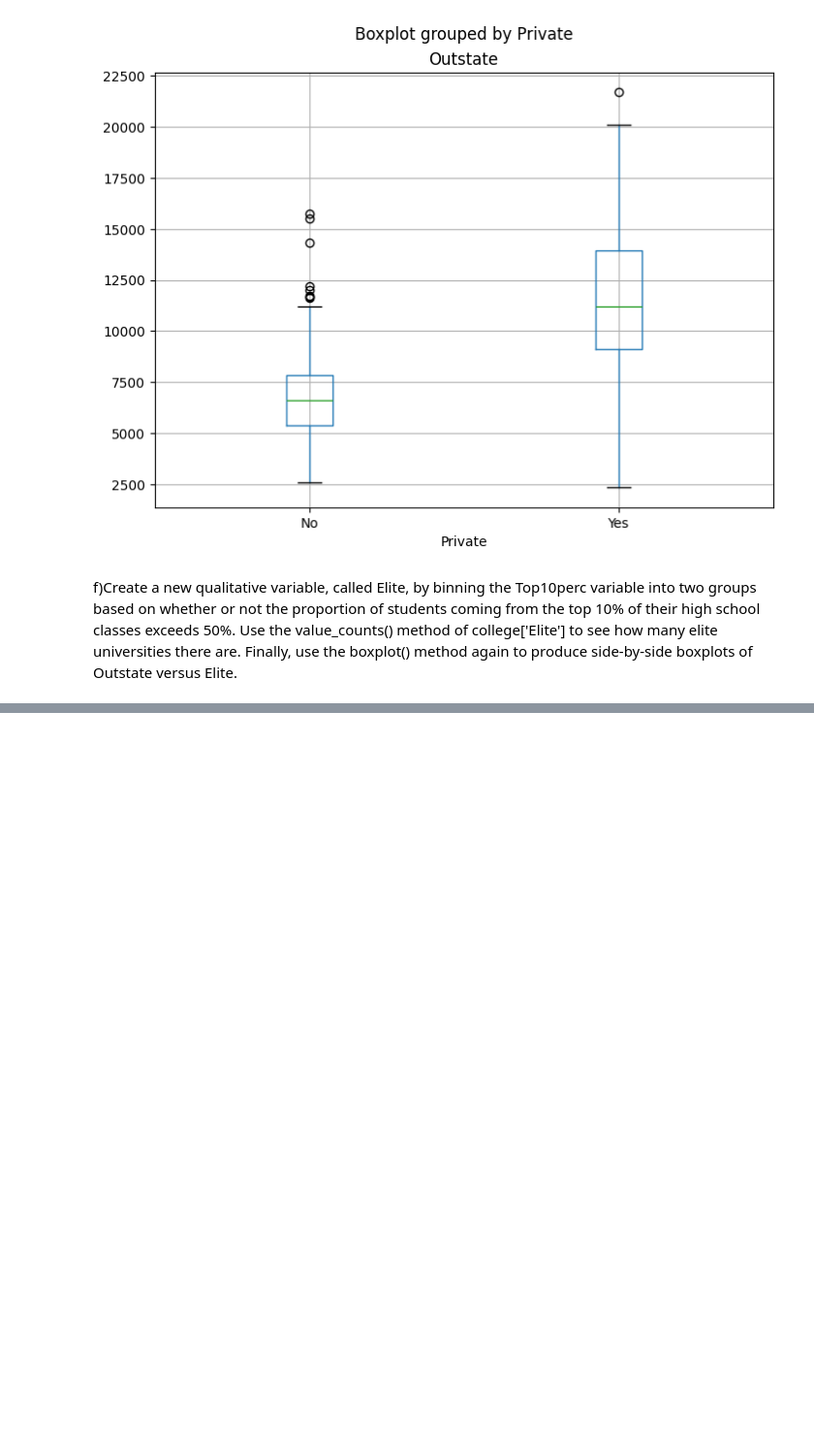
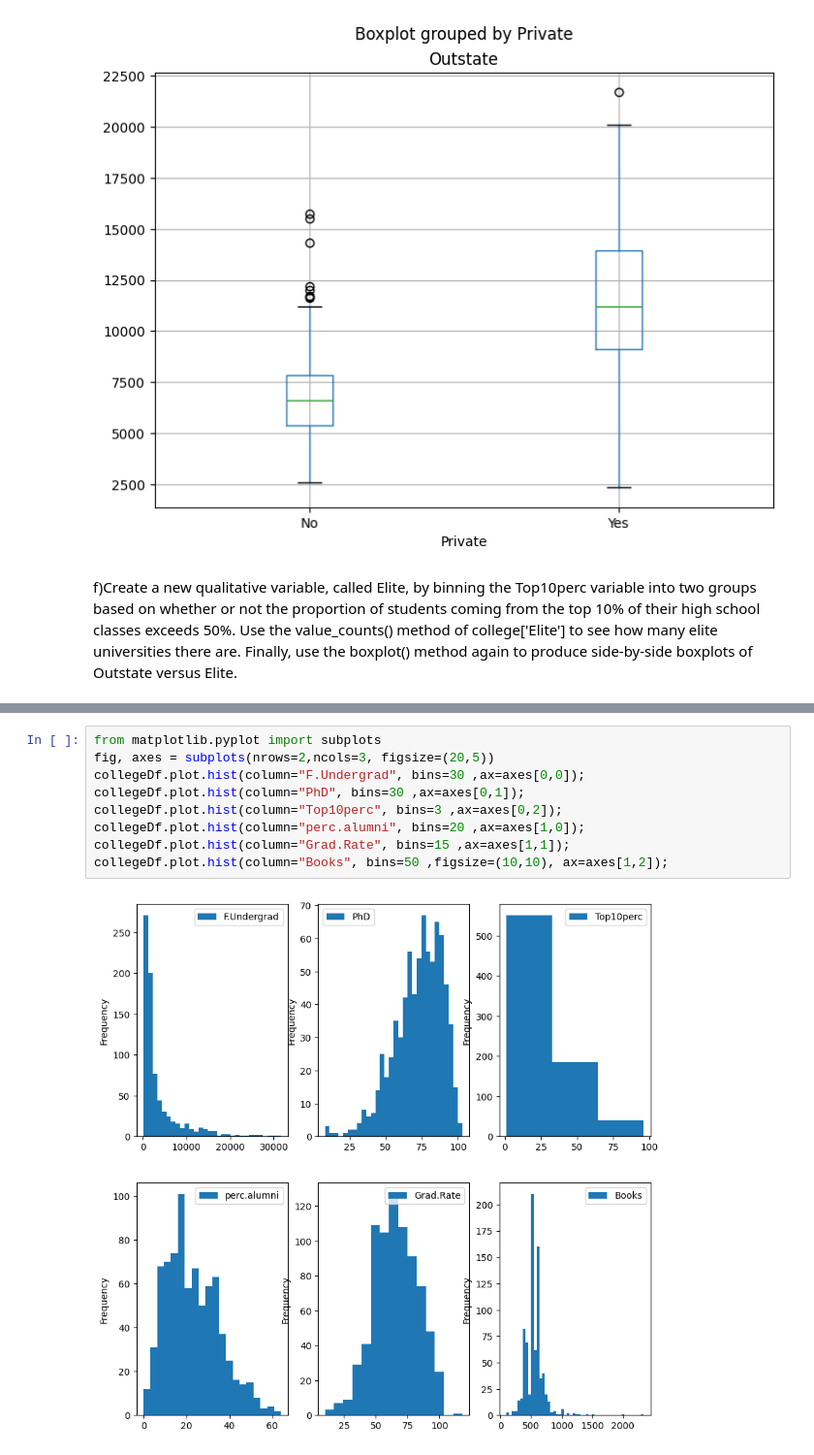
Before and after one commit to PrateekMinhas09/Data-Statistics-and-modeling-w-Python, a Jupyter notebook: Statistical_Learning: Ch2/AppliedExercise.ipynb, the cells around one changed output, grey strips where cells are left out. Shown: that part at 97% size. Cells and saved outputs as stored; diff of their text form; blank space fills up the shorter version.

```diff
--- a/Statistical_Learning: Ch2/AppliedExercise.ipynb
+++ b/Statistical_Learning: Ch2/AppliedExercise.ipynb
@@ -130,0 +199,11 @@ again to produce side-by-side boxplots of Outstate versus Elite.
+# %%
+from matplotlib.pyplot import subplots
+fig, axes = subplots(nrows=2,ncols=3, figsize=(20,5))
+collegeDf.plot.hist(column="F.Undergrad", bins=30 ,ax=axes[0,0]);
+collegeDf.plot.hist(column="PhD", bins=30 ,ax=axes[0,1]);
+collegeDf.plot.hist(column="Top10perc", bins=3 ,ax=axes[0,2]);
+collegeDf.plot.hist(column="perc.alumni", bins=20 ,ax=axes[1,0]);
+collegeDf.plot.hist(column="Grad.Rate", bins=15 ,ax=axes[1,1]);
+collegeDf.plot.hist(column="Books", bins=50 ,figsize=(10,10), ax=axes[1,2]);
+# %% [output]
+[figure, added]
```
Also changed, not shown: parts of 21 cells of this notebook.
